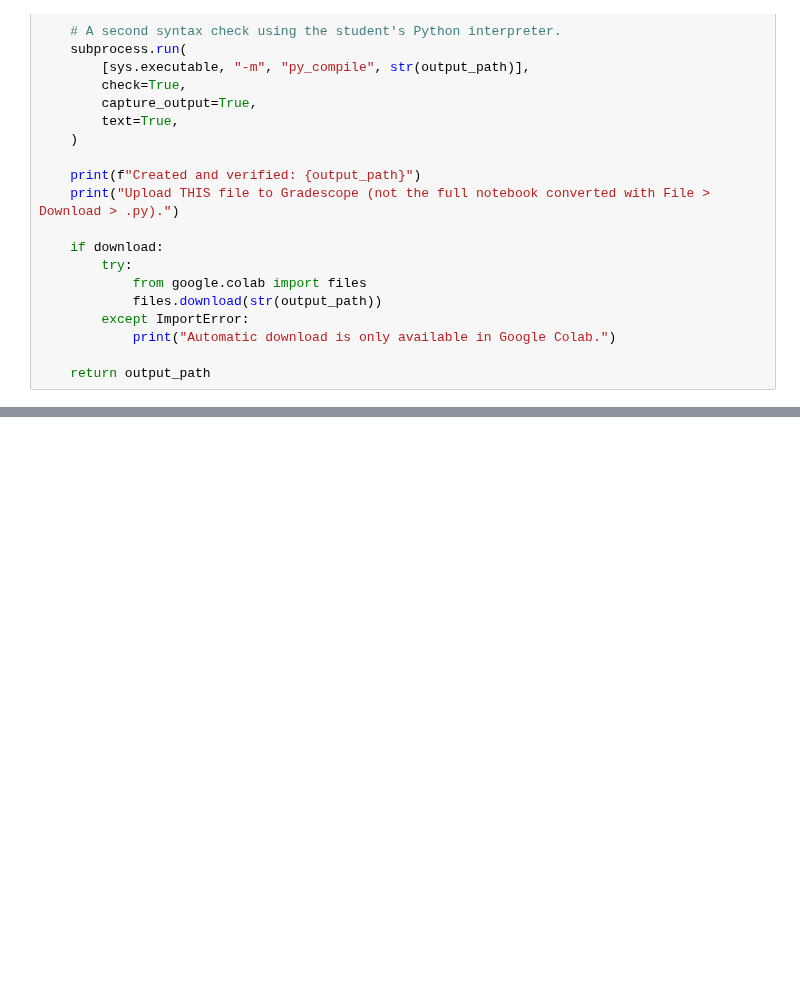
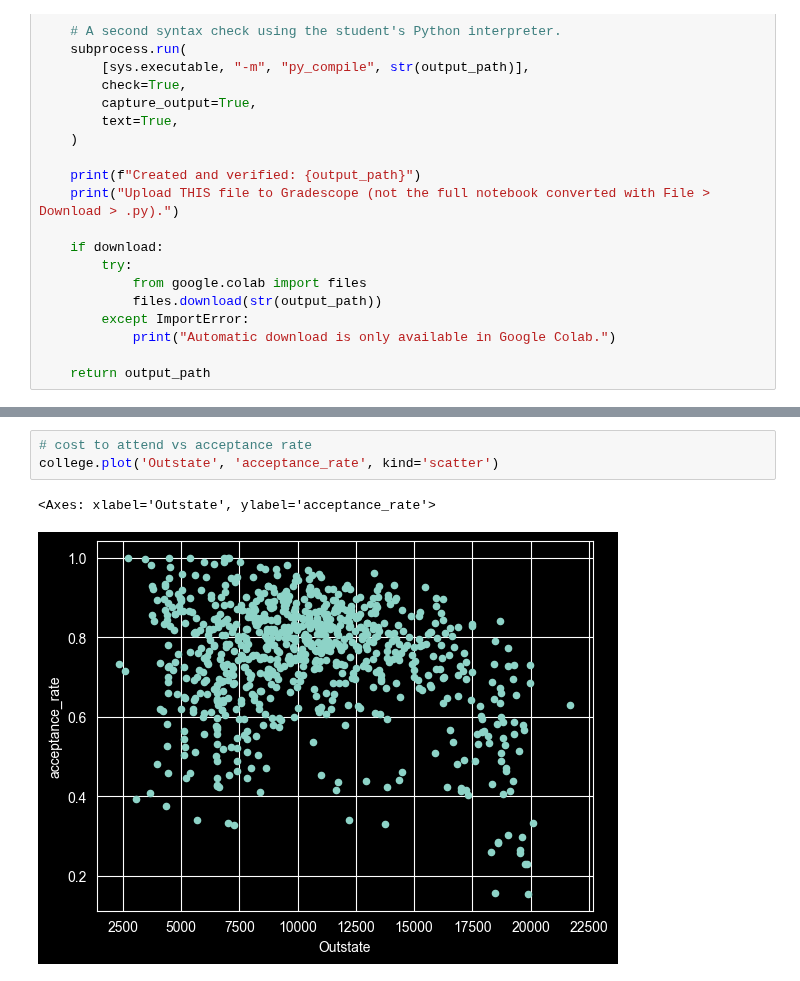
Before and after one commit to fuadh246/ese-5410, a Jupyter notebook: homework/project_1/project1_student.ipynb, the cells around one changed output, grey strips where cells are left out. Saved outputs shown, nothing was run; the diff lists cells and outputs as text; blank space fills up the shorter version.

```diff
--- a/homework/project_1/project1_student.ipynb
+++ b/homework/project_1/project1_student.ipynb
@@ -536,0 +732,6 @@ import pandas as pd
+# %%
+# cost to attend vs acceptance rate
+college.plot('Outstate', 'acceptance_rate', kind='scatter')
+# %% [output]
+<Axes: xlabel='Outstate', ylabel='acceptance_rate'>
+[figure, added]
```
Also changed, not shown: parts of 38 cells of this notebook, 27 other files.
